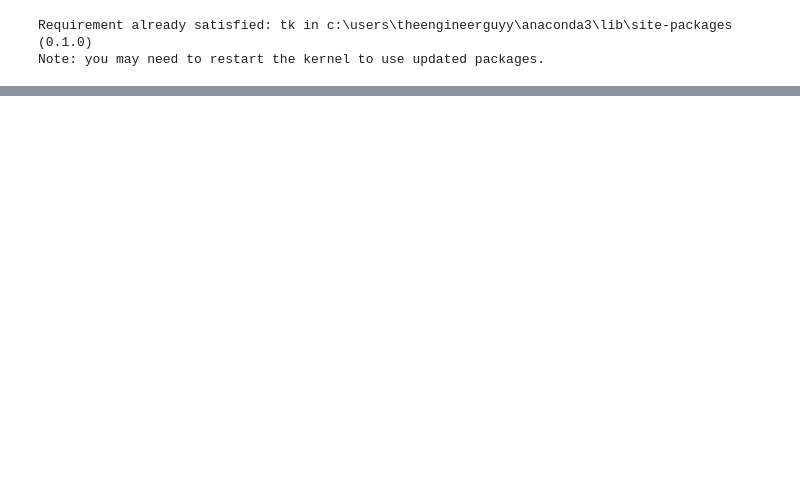
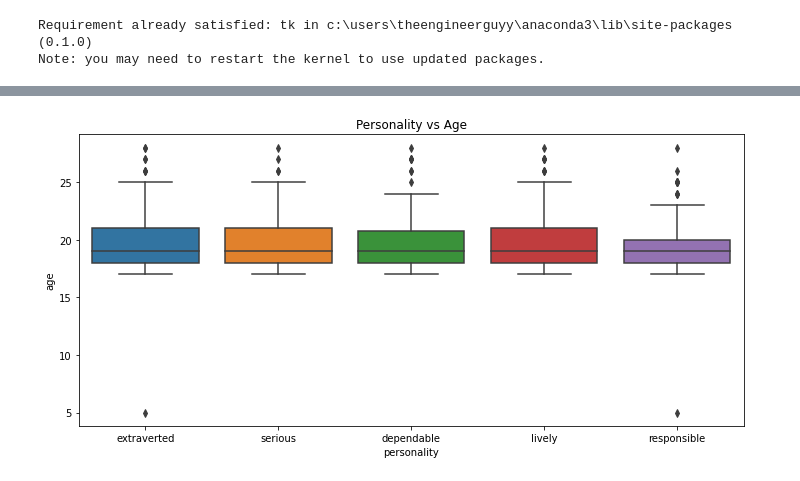
Before and after one commit to Agha-Muqarib/Automated-Personality-Classification, a Jupyter notebook: Automated Personality Classification.ipynb, the cells around one changed output, grey strips where cells are left out. Saved outputs shown, nothing was run; the diff lists cells and outputs as text; code cells hidden in the pictures; blank space fills up the shorter version.

```diff
--- a/Automated Personality Classification.ipynb
+++ b/Automated Personality Classification.ipynb
@@ -251,0 +30,28 @@ w.mainloop()
+# %%
+# storing training dataset in variable "dataset"
+data = pd.read_csv("training-dataset.csv")
+
+# converted "dateset" into "numpy array"
+datasetValues = data.values
+
+# replacing "Male" with 0 and "Female" with 1
+for i in range(len(datasetValues)):
+    if datasetValues[i][0] == "Male":
+        datasetValues[i][0] = 0
+    else:
+        datasetValues[i][0] = 1
+
+# framing modified data into tableusing numpy's DataFrame
+df = pd.DataFrame(datasetValues)
+
+# removed "personality" column
+mainDF = df[[0,1,2,3,4,5,6]]
+
+# converted "mainDF" into "numpy array"
+mainDFValues = mainDF.values
+
+# containes only "personality" column
+personality = df[7]
+
+# converted "personality" into "numpy array"
+personalityValues = personality.values
@@ -251,0 +124,9 @@ w.mainloop()
+# %%
+# Visualize relationship between personality and other features
+fig= plt.figure(figsize=(10,5) )
+ar_6=sns.boxplot(x=data["personality"],y=data["age"])
+plt.title("Personality vs Age")
+plt.tight_layout()
+plt.show()
+# %% [output]
+[figure, added]
```
Also changed, not shown: parts of 35 cells of this notebook.
